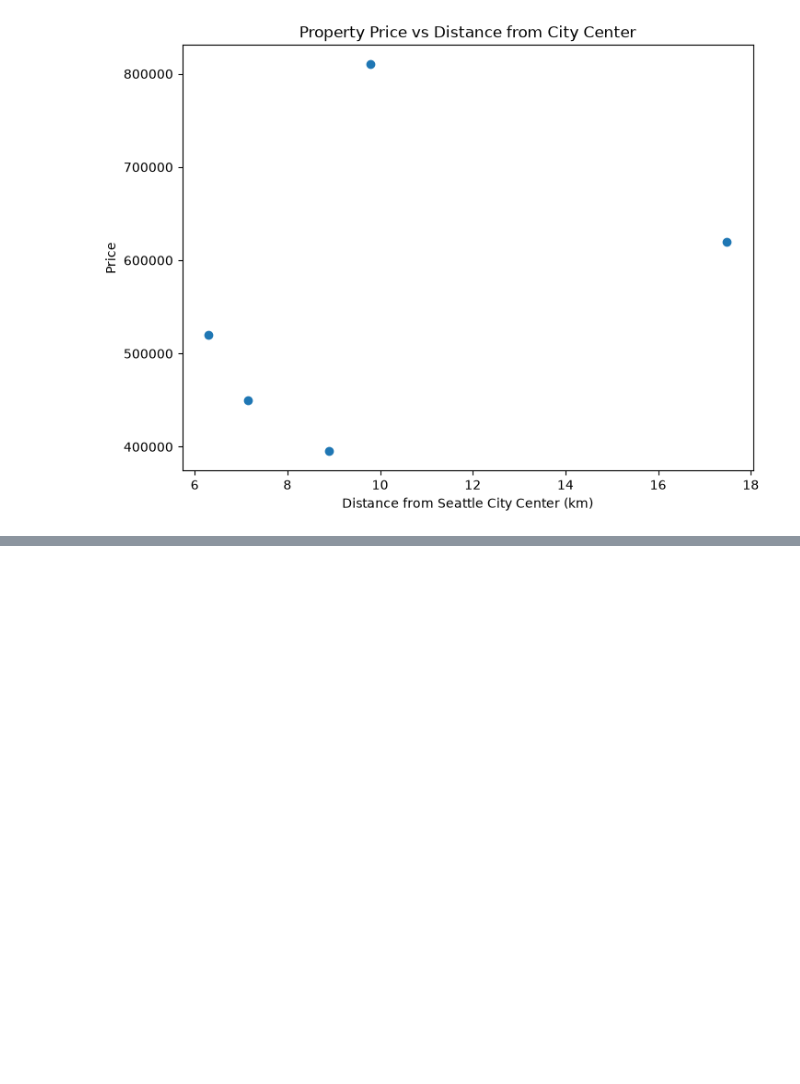
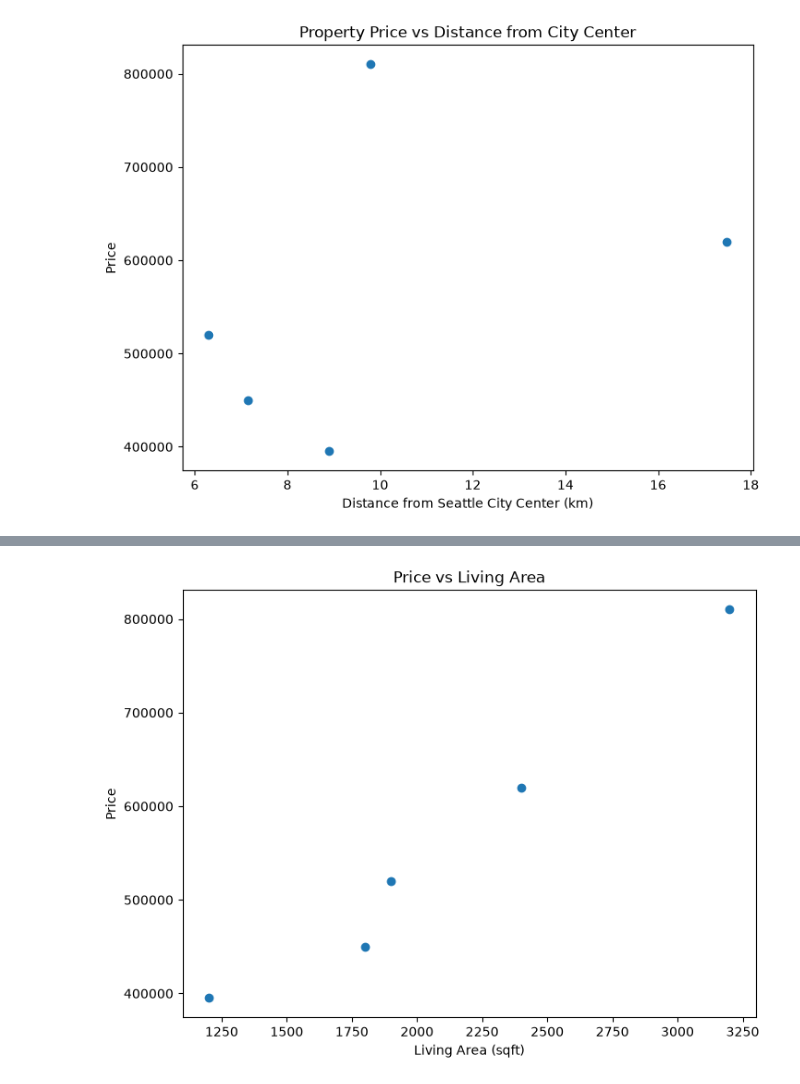
Before and after one commit to Hariharan0-h/GeoValNet, a Jupyter notebook: notebooks/feature_engineering.ipynb, the cells around one changed output, grey strips where cells are left out. Cells and saved outputs as stored; diff of their text form; code cells hidden in the pictures; blank space fills up the shorter version.

```diff
--- a/notebooks/feature_engineering.ipynb
+++ b/notebooks/feature_engineering.ipynb
@@ -235,3 +235,9 @@ plt.title("Property Price vs Distance from City Center")
 plt.show()
 # %% [output]
 [figure]
+# %%
+import pandas as pd
+
+df = pd.read_csv("../data/king_county_with_geo_features.csv")
+
+df.head()
@@ -237,0 +288,15 @@ plt.show()
+# %%
+plt.figure(figsize=(8,6))
+
+plt.scatter(
+    df["sqft_living"],
+    df["price"]
+)
+
+plt.xlabel("Living Area (sqft)")
+plt.ylabel("Price")
+plt.title("Price vs Living Area")
+
+plt.show()
+# %% [output]
+[figure, added]
```
Also changed, not shown: parts of 3 cells of this notebook.
